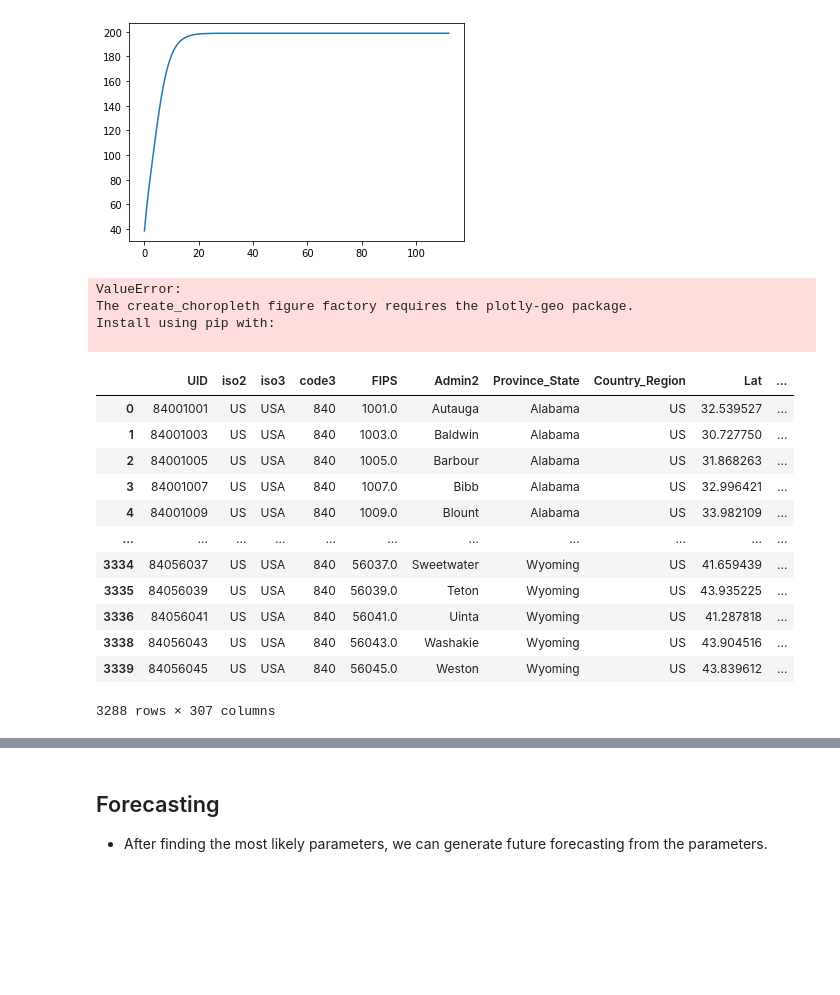
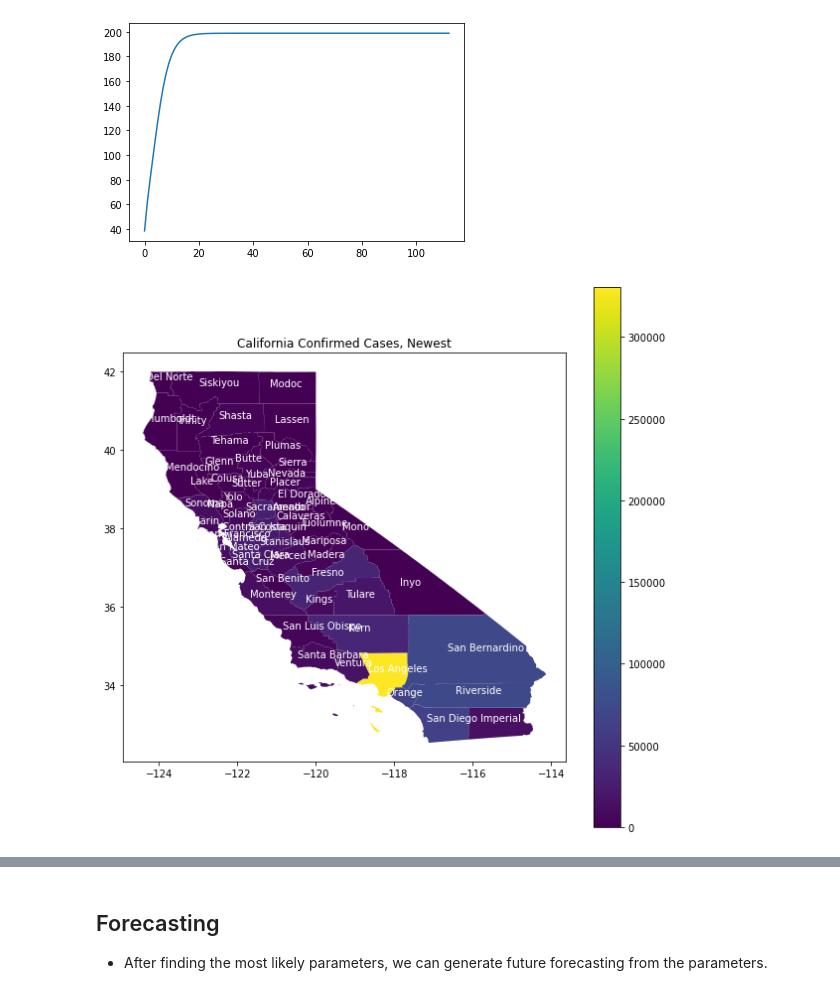
Before and after one commit to wendyw1999/epidemiology_capstone_project, a Jupyter notebook: notebooks/Stimulation 2.ipynb, the cells around one changed output, grey strips where cells are left out. Saved outputs shown, nothing was run; the diff lists cells and outputs as text; code cells hidden in the pictures; blank space fills up the shorter version.

```diff
--- a/notebooks/Stimulation 2.ipynb
+++ b/notebooks/Stimulation 2.ipynb
@@ -317,31 +241,22 @@ if __name__ == "__main__":
 198.79568071600204
 [figure]
 [figure]
-# %%
-values = us_confirmed_df["11/12/20"].values
-fips = us_confirmed_df["FIPS"].values
-import plotly.figure_factory as ff
-fig = ff.create_choropleth(fips=fips, values=values)
-fig.layout.template = None
-fig.show()
-# %% [output]
-ValueError:
-The create_choropleth figure factory requires the plotly-geo package.
-Install using pip with:
-
-# %%
-us_confirmed_df
-# %% [output]
-|  | UID | iso2 | iso3 | code3 | FIPS | Admin2 | Province_State | Country_Region | Lat | ... |
-| 0 | 84001001 | US | USA | 840 | 1001.0 | Autauga | Alabama | US | 32.539527 | ... |
-| 1 | 84001003 | US | USA | 840 | 1003.0 | Baldwin | Alabama | US | 30.727750 | ... |
-| 2 | 84001005 | US | USA | 840 | 1005.0 | Barbour | Alabama | US | 31.868263 | ... |
-| 3 | 84001007 | US | USA | 840 | 1007.0 | Bibb | Alabama | US | 32.996421 | ... |
-| 4 | 84001009 | US | USA | 840 | 1009.0 | Blount | Alabama | US | 33.982109 | ... |
-| ... | ... | ... | ... | ... | ... | ... | ... | ... | ... | ... |
-| 3334 | 84056037 | US | USA | 840 | 56037.0 | Sweetwater | Wyoming | US | 41.659439 | ... |
-| 3335 | 84056039 | US | USA | 840 | 56039.0 | Teton | Wyoming | US | 43.935225 | ... |
-| 3336 | 84056041 | US | USA | 840 | 56041.0 | Uinta | Wyoming | US | 41.287818 | ... |
-| 3338 | 84056043 | US | USA | 840 | 56043.0 | Washakie | Wyoming | US | 43.904516 | ... |
-| 3339 | 84056045 | US | USA | 840 | 56045.0 | Weston | Wyoming | US | 43.839612 | ... |
-3288 rows × 307 columns
+# %%
+import geopandas
+
+us = geopandas.read_file("/home/caw062/template/data/county_boundary/cb_2018_us_county_500k.shp")
+us_confirmed_df["GEOID"] = us_confirmed_df["UID"].apply(lambda x:str(x)[3:])
+merged = us_confirmed_df.merge(us,on="GEOID",how="left")
+gdf = geopandas.GeoDataFrame(
+    merged, geometry=merged["geometry"])
+map1 = gdf.loc[gdf["Province_State"] == "California"].plot(column = "11/12/20",
+                                                    figsize = (10,10),legend = True)
+centers = gdf.centroid
+points_gdf = gdf.copy()
+points_gdf["geometry"] = centers
+ca_points = points_gdf.loc[points_gdf["Province_State"] == "California"]
+plt.title("California Confirmed Cases, Newest")
+for x, y, label in zip(ca_points.geometry.x, ca_points.geometry.y, ca_points["Admin2"]):
+    map1.annotate(label, xy=(x-0.5, y), xytext=(2, 2), textcoords="offset points",color = "White")
+# %% [output]
+[figure, added]
```
Also changed, not shown: parts of 18 cells of this notebook, 18 other files.
